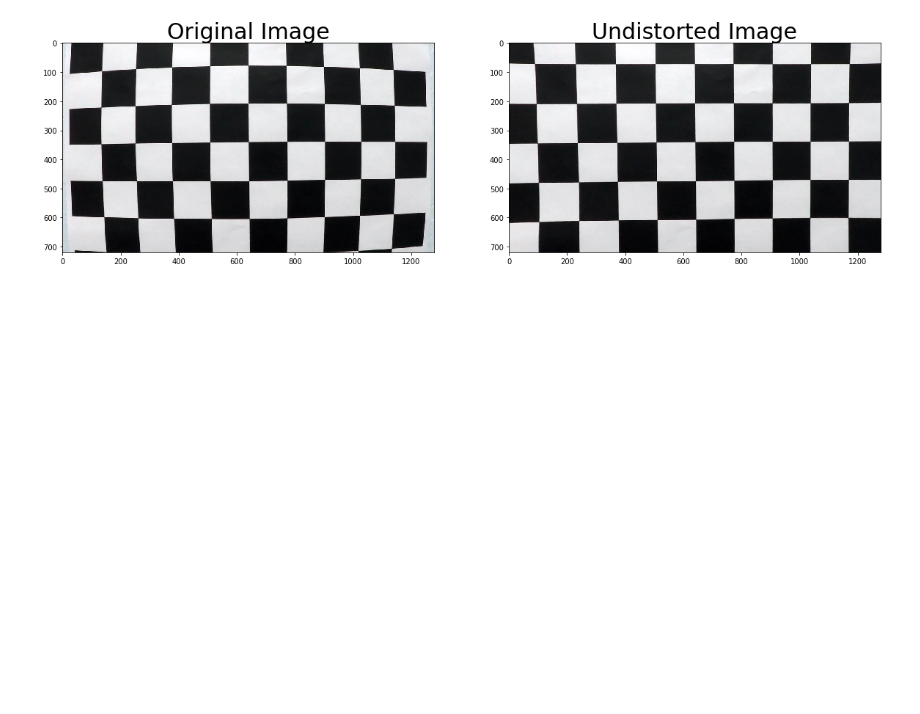
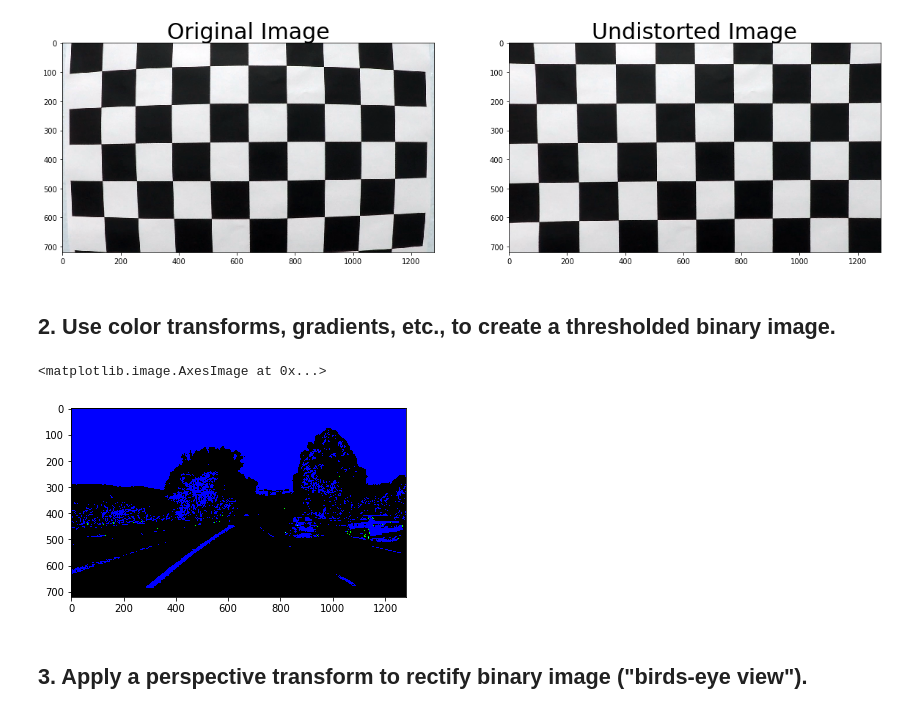
Before and after one commit to luk6xff/SelfDrivingCarND, a Jupyter notebook: CarND-Advanced-Lane-Lines-P2/P2-SOLUTION.ipynb, the cells around one changed output. Drawn from its saved outputs; the diff is of its cells as text; code cells hidden in the pictures; blank space fills up the shorter version.

Commit message:
Binary threshold added

```diff
--- a/CarND-Advanced-Lane-Lines-P2/P2-SOLUTION.ipynb
+++ b/CarND-Advanced-Lane-Lines-P2/P2-SOLUTION.ipynb
@@ -118,3 +118,42 @@ Camera distortion coefficients:
 [[-0.24688833 -0.02372814 -0.00109843  0.00035105 -0.00259138]]
 <matplotlib.text.Text at 0x...>
 [figure]
+# %% [markdown]
+## 2. Use color transforms, gradients, etc., to create a thresholded binary image.
+# %%
+def apply_threshold(img, grad_thresh=(20,100), s_color_thresh=(90,255)):
+    # Convert to HLS color space and separate the V channel
+    hls = cv2.cvtColor(img, cv2.COLOR_RGB2HLS)
+    h_channel = hls[:,:,0]
+    l_channel = hls[:,:,1]
+    s_channel = hls[:,:,2] #Saturation channel
+
+    # Convert to grayscale
+    gray_img = cv2.cvtColor(img, cv2.COLOR_BGR2GRAY)
+
+    # Find sobel gradient
+    sobel_x = cv2.Sobel(gray_img, cv2.CV_64F, 1, 0)
+
+    # Absolute x derivative to accentuate lines away from horizontal
+    abs_sobel_x  = np.absolute(sobel_x)
+    scaled_sobel = np.uint8(255*abs_sobel_x/np.max(abs_sobel_x))
+
+    # Threshold x gradient
+    sx_binary = np.zeros_like(scaled_sobel)
+    sx_binary[(scaled_sobel >= grad_thresh[0]) & (scaled_sobel <= grad_thresh[1])] = 1
+
+    # Threshold color channel
+    s_binary = np.zeros_like(s_channel)
+    s_binary[(s_channel >= s_color_thresh[0]) & (s_channel <= s_color_thresh[1])] = 1
+    # Stack each channel
+    color_binary = np.dstack((np.zeros_like(sx_binary), sx_binary, s_binary))*255
+    return color_binary
+
+# Test on a test image
+img = cv2.imread('test_images/test1.jpg')
+plt.imshow(apply_threshold(img, grad_thresh=(150,200), s_color_thresh=(90,255)), cmap='gray')
+# %% [output]
+<matplotlib.image.AxesImage at 0x...>
+[figure, added]
+# %% [markdown]
+## 3. Apply a perspective transform to rectify binary image ("birds-eye view").
```
Also changed, not shown: parts of 3 cells of this notebook, 3 other files.
